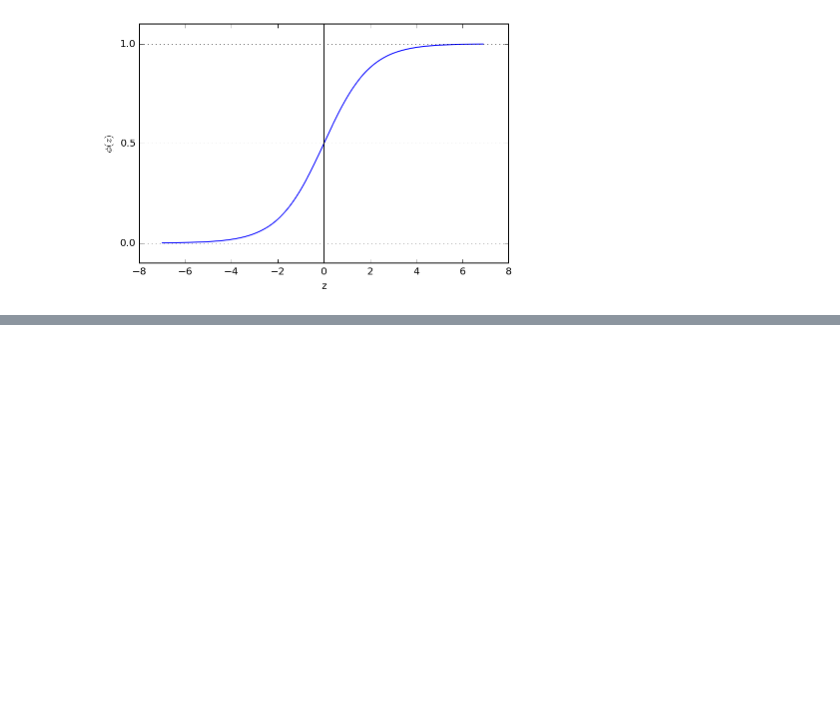
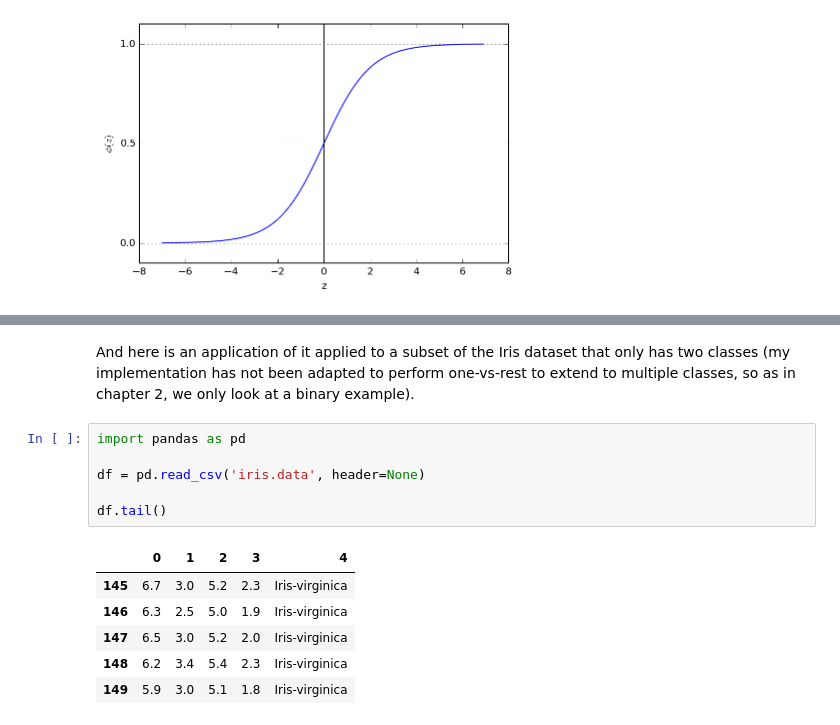
Before and after one commit to krosaen/ml-study, a Jupyter notebook: python-ml-book/ch03/ch03.ipynb, the cells around one changed output, grey strips where cells are left out. Cells and saved outputs as stored; diff of their text form; blank space fills up the shorter version.

```diff
--- a/python-ml-book/ch03/ch03.ipynb
+++ b/python-ml-book/ch03/ch03.ipynb
@@ -174,0 +320,15 @@ plt.show()
+# %% [markdown]
+And here is an application of it applied to a subset of the Iris dataset that only has two classes (my implementation has not been adapted to perform one-vs-rest to extend to multiple classes, so as in chapter 2, we only look at a binary example).
+# %%
+import pandas as pd
+
+df = pd.read_csv('iris.data', header=None)
+
+df.tail()
+# %% [output]
+|  | 0 | 1 | 2 | 3 | 4 |
+| 145 | 6.7 | 3.0 | 5.2 | 2.3 | Iris-virginica |
+| 146 | 6.3 | 2.5 | 5.0 | 1.9 | Iris-virginica |
+| 147 | 6.5 | 3.0 | 5.2 | 2.0 | Iris-virginica |
+| 148 | 6.2 | 3.4 | 5.4 | 2.3 | Iris-virginica |
+| 149 | 5.9 | 3.0 | 5.1 | 1.8 | Iris-virginica |
```
Also changed, not shown: parts of 10 cells of this notebook, 3 other files.
